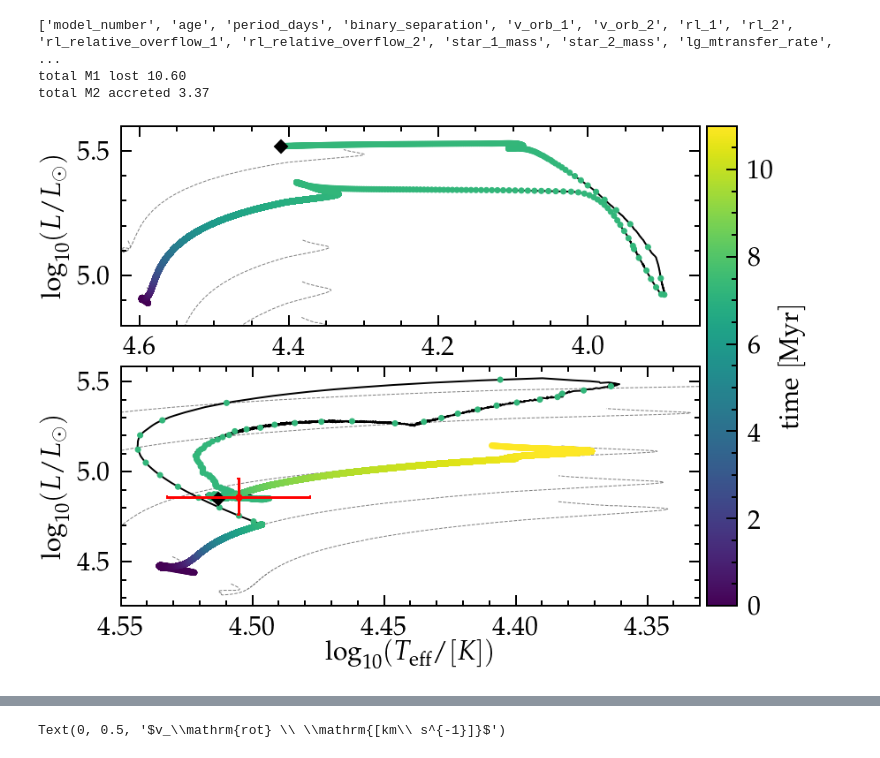
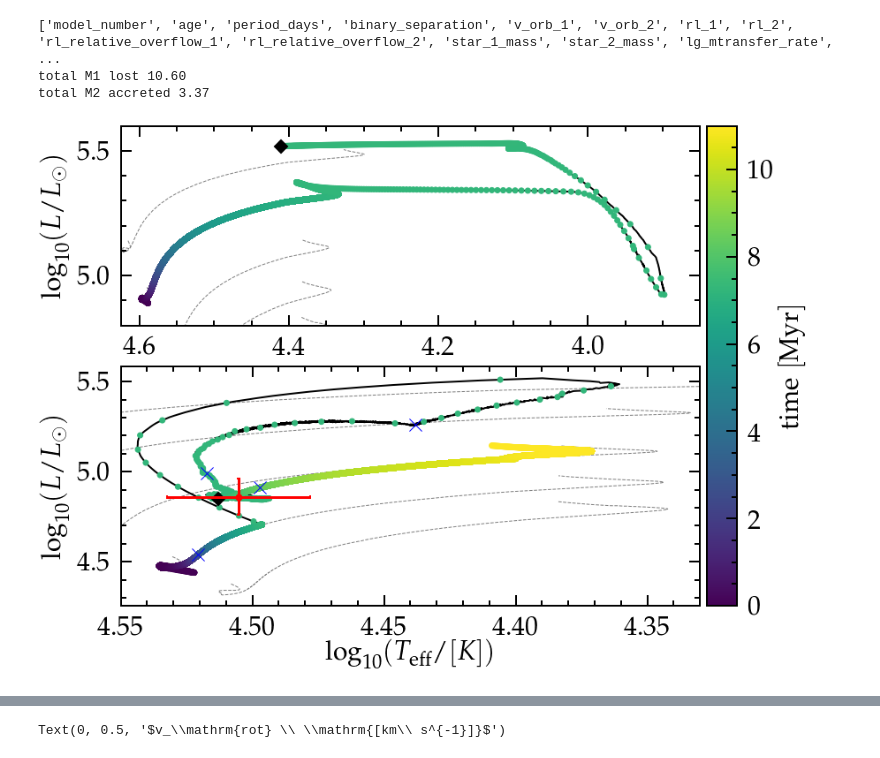
Before and after one commit to mathren/zeta_oph, a Jupyter notebook: notebooks/Best_model.ipynb, the cells around one changed output, grey strips where cells are left out. Saved outputs shown, nothing was run; the diff lists cells and outputs as text; code cells hidden in the pictures.

```diff
--- a/notebooks/Best_model.ipynb
+++ b/notebooks/Best_model.ipynb
@@ -131,42 +155,68 @@ tx = np.arange(0, max(time), 50)
 logTeff_interp = np.interp(tx, time, logTeff)
 logL_interp =  np.interp(tx, time, logL)
 
-# center_he4 =  src[:, col.index('center_he4')]
 ax2.plot(logTeff[0], logL[0], marker='D', c='k', ms=10)
 p = ax2.scatter(logTeff_interp, logL_interp, c=tx*1e-6, zorder=2,  vmin=vmin, vmax=vmax)
 fig.colorbar(p, label="$\mathrm{time\ [Myr]}$", cax=cax)
-# # fig.colorbar(p, label="$\mathrm{surface\ mass\ fraction}\ ^4\mathrm{He}$", cax=cax)
+
 zeta_oph_HRD(ax2)
 
 # donor
 logL, logTeff = getlogLlogTeff(dhfile)
 src, col = getSrcCol(dhfile)
 surface_he4 =  src[:, col.index('surface_he4')]
 time = src[:, col.index('star_age')]
 ax.plot(logTeff, logL, lw=2, c='k', zorder=0)
 tx = np.arange(0, max(time), 50)
 logTeff_interp = np.interp(tx, time, logTeff)
 logL_interp =  np.interp(tx, time, logL)
 
 p = ax.scatter(logTeff_interp, logL_interp, c=tx*1e-6, zorder=2,  vmin=vmin, vmax=vmax)
 ax.plot(logTeff[-1], logL[-1], marker='D', c='k', ms=10)
 
+# i = np.argmin(np.absolute(time-7.262e6))
+# print(time[i])
+# ax.plot(logTeff[i], logL[i], marker='*', c='b', ms=10)
+
+
+# add markers for points for profiles
+LOGS = folder+"binary_to_postRLOF/LOGS2/"
+LOGS_single = folder+"accretor_to_TAMS/LOGS/"
+profiles =  [LOGS+'/profile31.data',  # model_number = 1500
+             LOGS+'/profile81.data',  # model_number = 4000
+             LOGS+'/profile111.data', # model_number = 5500
+             LOGS_single+'/profile11.data']
+
+for p in profiles:
+    with open(p, "r") as prof:
+        for i, line in enumerate(prof):
+            if i == 1:
+                col = line.split()
+                # print(col)
+            if i ==2:
+                Teff = np.log10(float(line.split()[col.index("Teff")]))
+                L  = np.log10(float(line.split()[col.index("photosphere_L")]))
+                # print(Teff, L)
+                break
+
+    ax2.scatter(Teff, L, c='b', marker='x', lw=1, s=200,zorder=10)
+
 
 ax.set_xlim(xmax=4.625,xmin=3.85)
 ax.set_ylim(4.8,5.6)
 ax2.set_xlim(xmax=4.55,xmin=4.33)
 ax.invert_xaxis()
 ax2.invert_xaxis()
 ax2.set_xlabel(r"$\log_{10}(T_\mathrm{eff}/ [K])$")
 ax.set_ylabel(r"$\log_{10}(L/L_\odot)$")
 ax2.set_ylabel(r"$\log_{10}(L/L_\odot)$")
 # ax2.set_yticklabels([])
 # ax2.set_xticklabels([])
 
 fig.align_labels()
 fig.savefig("/mnt/home/mrenzo/TMP/HRD_both.pdf", dpi=10)
 # %% [output]
-[figure, old version]
+[figure, new version]
 # %%
 # mass transfer rate
 fig = plt.figure(figsize=(15,9))
```
Also changed, not shown: parts of 3 cells of this notebook.
